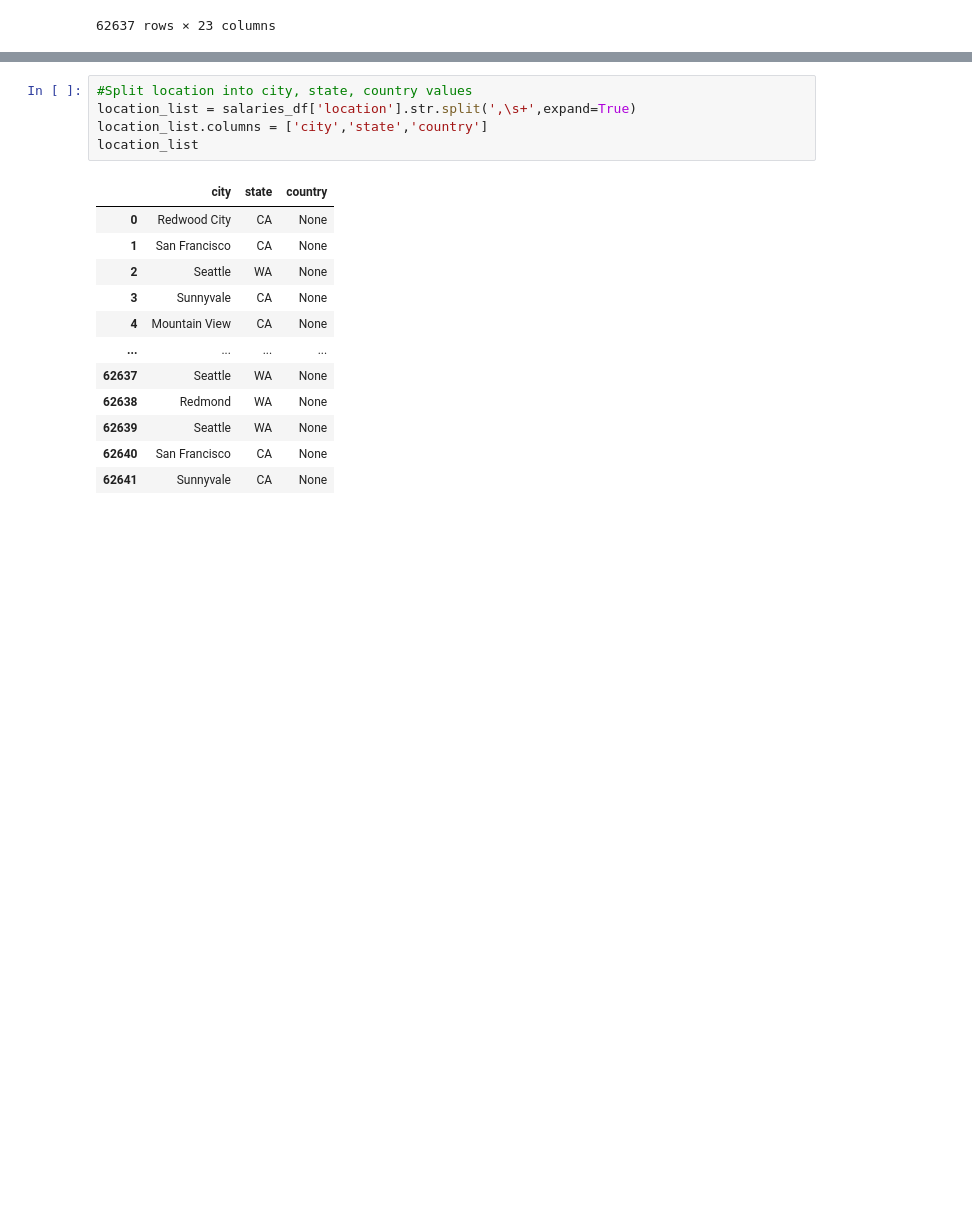
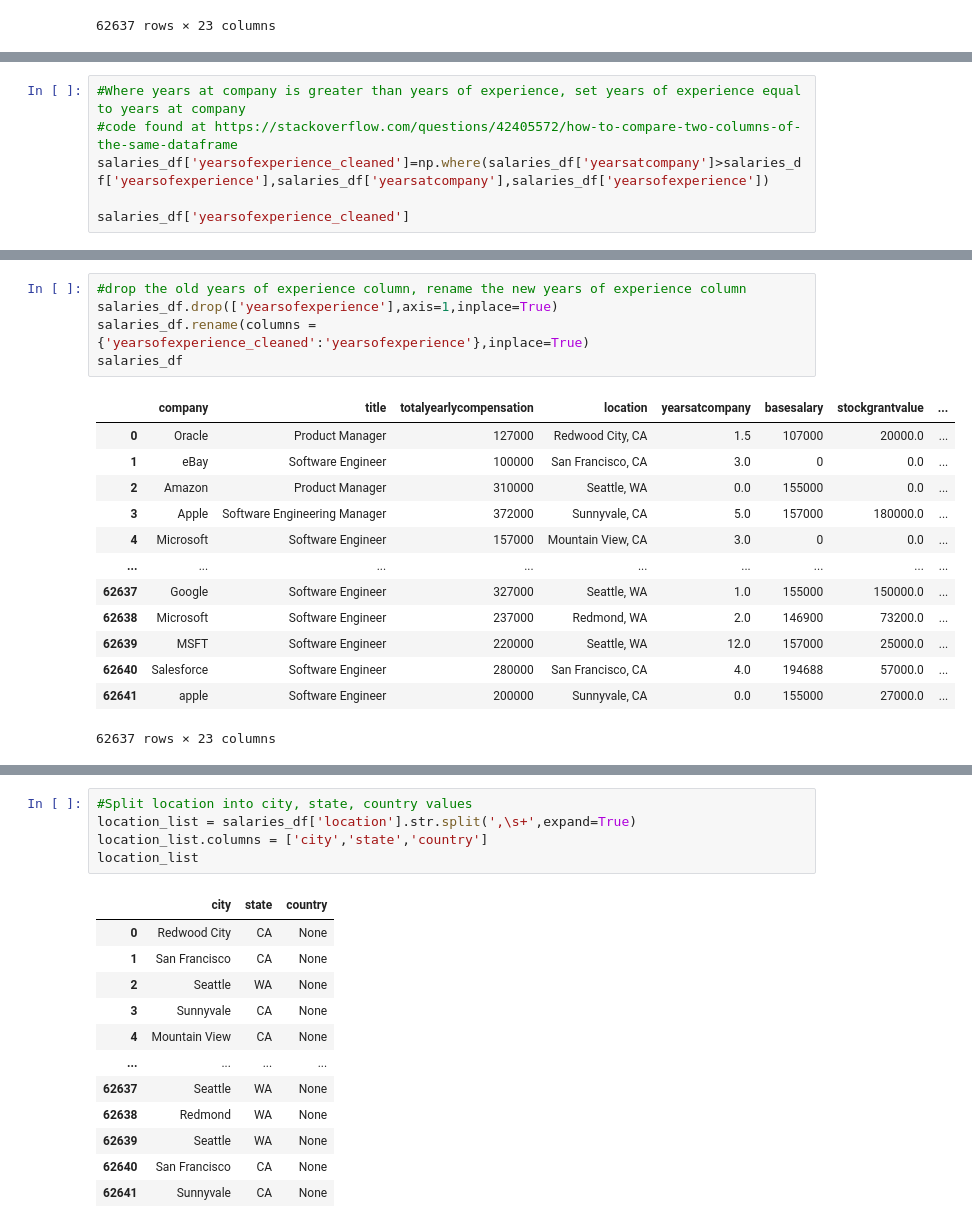
Before and after one commit to mgsrichard/Capstone-Project, a Jupyter notebook: Cleaning Data.ipynb, the cells around one changed output, grey strips where cells are left out. Cells and saved outputs as stored; diff of their text form; blank space fills up the shorter version.

```diff
--- a/Cleaning Data.ipynb
+++ b/Cleaning Data.ipynb
@@ -415,0 +477,6 @@ salaries_df
+# %%
+#Where years at company is greater than years of experience, set years of experience equal to years at company
+#code found at https://stackoverflow.com/questions/42405572/how-to-compare-two-columns-of-the-same-dataframe
+salaries_df['yearsofexperience_cleaned']=np.where(salaries_df['yearsatcompany']>salaries_df['yearsofexperience'],salaries_df['yearsatcompany'],salaries_df['yearsofexperience'])
+
+salaries_df['yearsofexperience_cleaned']
@@ -415,0 +496,19 @@ salaries_df
+# %%
+#drop the old years of experience column, rename the new years of experience column
+salaries_df.drop(['yearsofexperience'],axis=1,inplace=True)
+salaries_df.rename(columns = {'yearsofexperience_cleaned':'yearsofexperience'},inplace=True)
+salaries_df
+# %% [output]
+|  | company | title | totalyearlycompensation | location | yearsatcompany | basesalary | stockgrantvalue | ... |
+| 0 | Oracle | Product Manager | 127000 | Redwood City, CA | 1.5 | 107000 | 20000.0 | ... |
+| 1 | eBay | Software Engineer | 100000 | San Francisco, CA | 3.0 | 0 | 0.0 | ... |
+| 2 | Amazon | Product Manager | 310000 | Seattle, WA | 0.0 | 155000 | 0.0 | ... |
+| 3 | Apple | Software Engineering Manager | 372000 | Sunnyvale, CA | 5.0 | 157000 | 180000.0 | ... |
+| 4 | Microsoft | Software Engineer | 157000 | Mountain View, CA | 3.0 | 0 | 0.0 | ... |
+| ... | ... | ... | ... | ... | ... | ... | ... | ... |
+| 62637 | Google | Software Engineer | 327000 | Seattle, WA | 1.0 | 155000 | 150000.0 | ... |
+| 62638 | Microsoft | Software Engineer | 237000 | Redmond, WA | 2.0 | 146900 | 73200.0 | ... |
+| 62639 | MSFT | Software Engineer | 220000 | Seattle, WA | 12.0 | 157000 | 25000.0 | ... |
+| 62640 | Salesforce | Software Engineer | 280000 | San Francisco, CA | 4.0 | 194688 | 57000.0 | ... |
+| 62641 | apple | Software Engineer | 200000 | Sunnyvale, CA | 0.0 | 155000 | 27000.0 | ... |
+62637 rows × 23 columns
```
Also changed, not shown: parts of 9 cells of this notebook.
